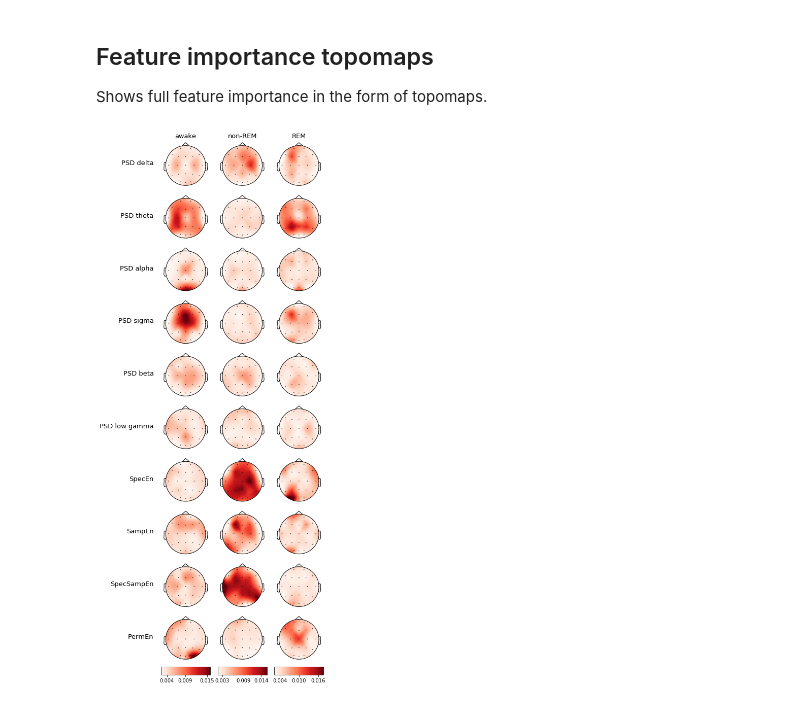
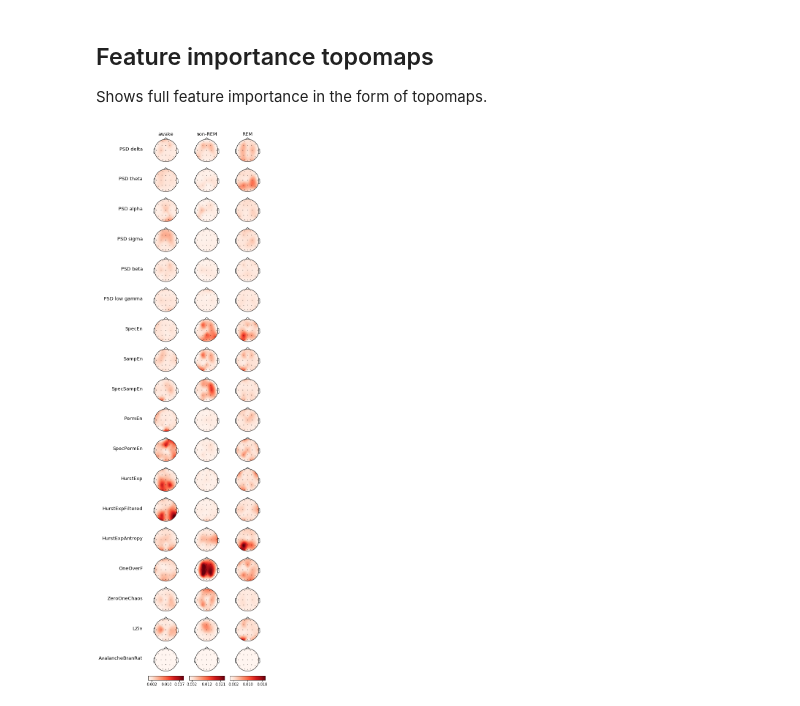
Before and after one commit to PhilippThoelke/caffeine-sleep, a Jupyter notebook: multiFeatureML/MultiFeatureRF-Figures.ipynb, the cells around one changed output. Drawn from its saved outputs; the diff is of its cells as text; code cells hidden in the pictures.

```diff
--- a/multiFeatureML/MultiFeatureRF-Figures.ipynb
+++ b/multiFeatureML/MultiFeatureRF-Figures.ipynb
@@ -32,16 +29,25 @@ delete_features = ['PSD_alpha', 'PSD_beta', 'PSD_low gamma', 'PermEn']
 sensor_pos = io.loadmat(os.path.join(PROJECT_PATH, 'Coo_caf'))['Cor'].T
 sensor_pos = np.array([sensor_pos[1], sensor_pos[0]]).T
 # %%
+# get age suffix for loading the data depending on age group parameter
+age_suffix = ''
+if AGE_GROUP == 0:
+    age_suffix = '_age_t30'
+elif AGE_GROUP == 1:
+    age_suffix = '_age_f30'
+elif AGE_GROUP != -1:
+    raise Exception(f"Unknown age group {AGE_GROUP}")
+
 importances = {}
 scores = {}
 feature_names = {}
 
 for stage in STAGES:
-    with open(os.path.join(RESULTS_PATH, MODEL_DIR, f'importances-{stage}.pickle'), 'rb') as file:
+    with open(os.path.join(RESULTS_PATH, MODEL_DIR, f'importances-{stage}{age_suffix}.pickle'), 'rb') as file:
         importances[stage] = pickle.load(file)
-    with open(os.path.join(RESULTS_PATH, MODEL_DIR, f'scores-{stage}.pickle'), 'rb') as file:
+    with open(os.path.join(RESULTS_PATH, MODEL_DIR, f'scores-{stage}{age_suffix}.pickle'), 'rb') as file:
         scores[stage] = pickle.load(file)
-    with open(os.path.join(RESULTS_PATH, MODEL_DIR, f'feature_names-{stage}.pickle'), 'rb') as file:
+    with open(os.path.join(RESULTS_PATH, MODEL_DIR, f'feature_names-{stage}{age_suffix}.pickle'), 'rb') as file:
         feature_names[stage] = pickle.load(file)
 # %%
 importance_means = {}
@@ -55,6 +61,8 @@ score_stds = {}
 for stage in STAGES:
     score_means[stage] = np.mean(scores[stage])
     score_stds[stage] = np.std(scores[stage])
+
+FEATURES = list(dict.fromkeys(map(lambda f: f.split("-")[0], feature_names[STAGES[0]])))
 # %% [markdown]
 # Create figures
 # %%
@@ -69,7 +77,14 @@ feature_colors = {
     'SampEn': '#00C9FF',
     'SpecSampEn': '#0099FF',
     'PermEn': '#005EFF',
-    'SpecPermEn': '#0028FF'
+    'SpecPermEn': '#0028FF',
+    'HurstExp': '#ff8400',
+    'HurstExpFiltered': '#da9600',
+    'HurstExpAntropy': '#ada500',
+    'OneOverF': '#76af00',
+    'ZeroOneChaos': '#04b500',
+    'LZiv': '#000000',
+    'AvalancheBranRat': '#FF00FF',
 }
 # %% [markdown]
 ## Decoding accuracy
@@ -159,7 +174,7 @@ for stage in STAGES:
     plt.xticks([])
     # add legend
     if stage == STAGES[0]:
-        plt.legend(fontsize=fontsize_small, loc="upper center")
+        plt.legend(fontsize=fontsize_small, loc="upper center", ncol=2)
 
 plt.savefig(os.path.join(FIGURE_PATH, f'fig_3-rf-bars'),
             bbox_inches='tight',
@@ -317,7 +332,7 @@ gs = gridspec.GridSpec(height + 2,
                        width_ratios=[0.001] + [1] * width,
                        height_ratios=[0.01] + [1] * height + [0.175])
 subplot_counter = 1
-plt.figure(figsize=(6, 18))
+plt.figure(figsize=(6, height * 1.4))
 
 # add stage annotations
 for stage in STAGES:
@@ -360,31 +375,31 @@ for feature in importance[STAGES[0]].keys():
             vmin[stage] = -absmax
             vmax[stage] = absmax
 
         # plot topomaps
         viz.plot_topomap(importance[stage][feature],
                          sensor_pos,
                          vmin=vmin[stage],
                          vmax=vmax[stage],
                          cmap=colormap,
                          contours=False,
                          show=False)
 
 # add colorbars
 subplot_counter += 1
 for stage in STAGES:
     norm = colors.Normalize(vmin=vmin[stage],vmax=vmax[stage])
     sm = plt.cm.ScalarMappable(cmap=colormap, norm=norm)
     sm.set_array([])
     cbar = plt.colorbar(sm, cax=plt.subplot(gs[subplot_counter]), orientation='horizontal')
     # set colorbar ticks
     cbar.set_ticks([round(vmin[stage] + val * (vmax[stage] - vmin[stage]), 3) for val in [0.1, 0.5, 0.9]])
     subplot_counter += 1
 
 plt.savefig(os.path.join(FIGURE_PATH, f'fig_4-rf-topo'),
             bbox_inches='tight',
             bbox_extra_artists=feature_labels,
             transparent=True,
             dpi=300)
 plt.show()
 # %% [output]
-[figure, old version]
+[figure, new version]
```
Also changed, not shown: parts of 8 cells of this notebook.
